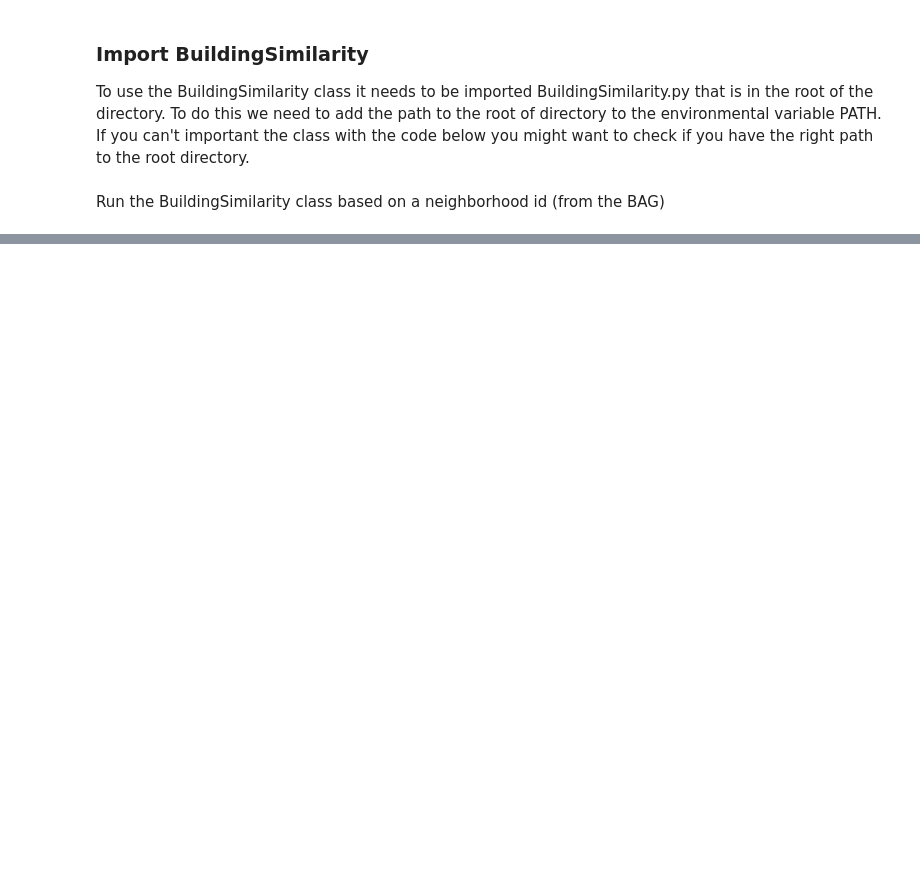
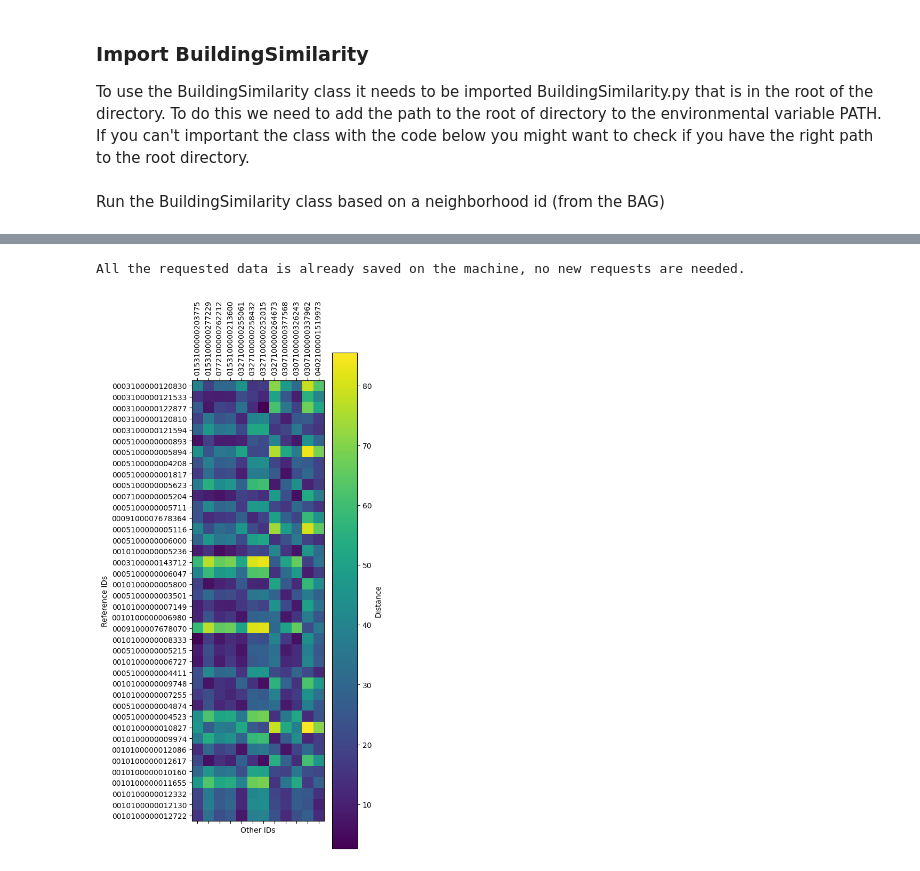
Before and after one commit to RetrofitEuropeGroup/BuildingSimilarityIndex, a Jupyter notebook: demo/demo.ipynb, the cells around one changed output, grey strips where cells are left out. Drawn from its saved outputs; the diff is of its cells as text; code cells hidden in the pictures; blank space fills up the shorter version.

```diff
--- a/demo/demo.ipynb
+++ b/demo/demo.ipynb
@@ -64,0 +77,30 @@ Distance matrix calculated
+# %%
+# define the reference and regular ids that are used in the reference distance matrix
+reference_ids = ["0153100000203775", "0153100000277229", "0772100000262212",
+        "0153100000213600", "0327100000255061", "0327100000258432",
+        "0327100000252015", "0327100000264673", "0307100000377568",
+        "0307100000326243", "0307100000337962", "0402100001519973"]
+
+regular_ids = ["0003100000120810", "0003100000120830", "0003100000121533", "0003100000121594", "0003100000122877", "0003100000143712", "0005100000000893", "0005100000001817",
+                "0005100000003501", "0005100000004208", "0005100000004411", "0005100000004523", "0005100000004874", "0005100000005116", "0005100000005215", "0005100000005324",
+                "0005100000005623", "0005100000005711", "0005100000005894", "0005100000006000", "0005100000006047", "0007100000004048", "0007100000004902", "0007100000004956",
+                "0007100000005182", "0007100000005204", "0009100007678070", "0009100007678364", "0009100007684652", "0010100000005236", "0010100000005800", "0010100000006128",
+                "0010100000006727", "0010100000006980", "0010100000007149", "0010100000007255", "0010100000008333", "0010100000009748", "0010100000009974", "0010100000010160",
+                "0010100000010827", "0010100000011655", "0010100000012086", "0010100000012130", "0010100000012332", "0010100000012617", "0010100000012722"]
+
+all_ids = reference_ids + regular_ids
+# %%
+bs = BuildingSimilarity(bag_data_folder='../data/cityjsons',
+                        all_ids=all_ids,
+                        verbose=False,
+                        column_weights=column_weights,
+                        feature_space_file='../data/feature_space/fs_ref.csv')
+
+bs.collection.collect_id_list()
+bs.processing.run()
+mirrored_matrix = bs.similarity.distance_matrix_reference(dist_matrix_path='../data/results/dist_matrix_test.csv',
+                                                          reference_ids=reference_ids,
+                                                          plot_matrix=True)
+# %% [output]
+All the requested data is already saved on the machine, no new requests are needed.
+[figure, added]
```
Also changed, not shown: parts of 8 cells of this notebook.
